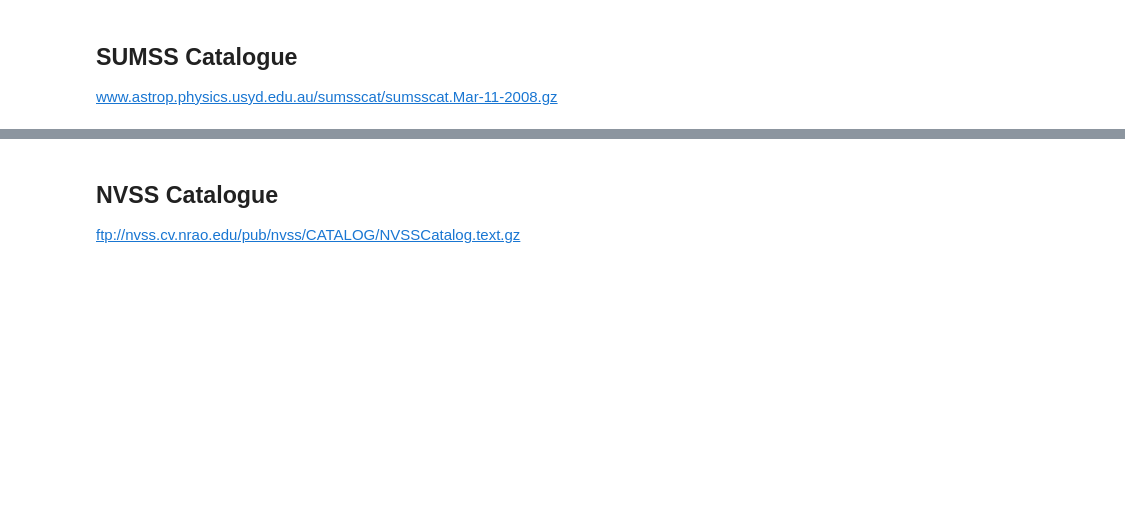
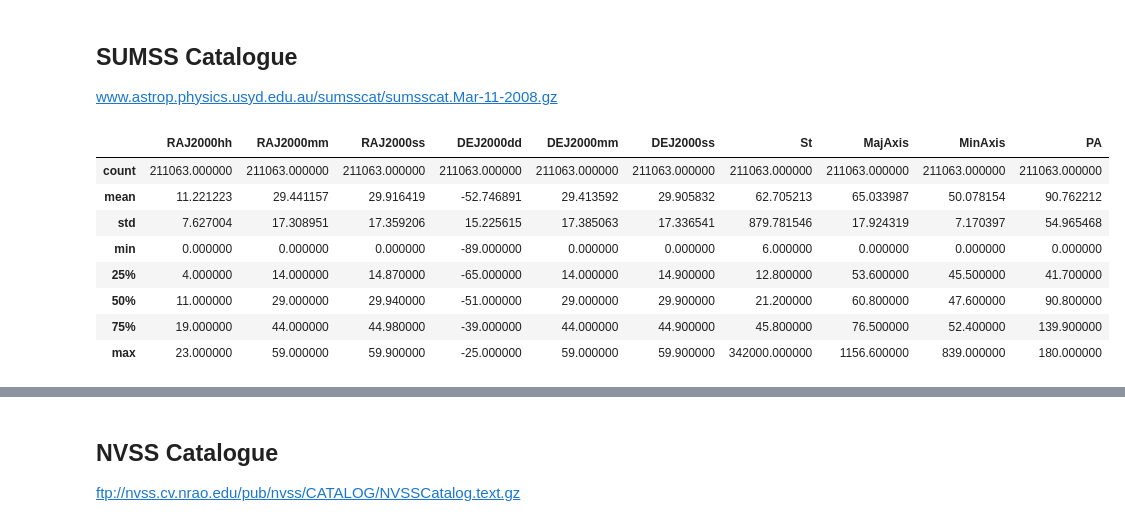
Before and after one commit to chrisfinlay/RFIsim, a Jupyter notebook: VO_example_for_Sky_model_w_NVSS_n_SUMSS-Copy1.ipynb, the cells around one changed output, grey strips where cells are left out. Drawn from its saved outputs; the diff is of its cells as text; code cells hidden in the pictures; blank space fills up the shorter version.

```diff
--- a/VO_example_for_Sky_model_w_NVSS_n_SUMSS-Copy1.ipynb
+++ b/VO_example_for_Sky_model_w_NVSS_n_SUMSS-Copy1.ipynb
@@ -329,0 +332,25 @@ www.astrop.physics.usyd.edu.au/sumsscat/sumsscat.Mar-11-2008.gz
+# %%
+sumss = np.loadtxt('utils/catalogues/sumsscat.Mar-11-2008', dtype=str)
+# %%
+sumss_cols = ['RAJ2000hh', 'RAJ2000mm', 'RAJ2000ss', 'DEJ2000dd', 'DEJ2000mm', 'DEJ2000ss',
+              'e_RAJ2000', 'e_DEJ2000', 'Sp', 'e_Sp', 'St', 'e_St', 'MajAxis', 'MinAxis',
+              'PA', 'x1', 'x2', 'x3', 'Mosaic', 'Nm', 'x4', 'x5']
+# %%
+df = pd.DataFrame(sumss, columns=sumss_cols)
+# %%
+df = df.drop(columns=['e_RAJ2000', 'e_DEJ2000', 'Sp', 'e_Sp', 'e_St',
+                 'x1', 'x2', 'x3', 'Mosaic', 'Nm', 'x4', 'x5'])
+
+df = df.apply(pd.to_numeric, errors='coerce')
+# %%
+df.describe()
+# %% [output]
+|  | RAJ2000hh | RAJ2000mm | RAJ2000ss | DEJ2000dd | DEJ2000mm | DEJ2000ss | St | MajAxis | MinAxis | PA |
+| count | 211063.000000 | 211063.000000 | 211063.000000 | 211063.000000 | 211063.000000 | 211063.000000 | 211063.000000 | 211063.000000 | 211063.000000 | 211063.000000 |
+| mean | 11.221223 | 29.441157 | 29.916419 | -52.746891 | 29.413592 | 29.905832 | 62.705213 | 65.033987 | 50.078154 | 90.762212 |
+| std | 7.627004 | 17.308951 | 17.359206 | 15.225615 | 17.385063 | 17.336541 | 879.781546 | 17.924319 | 7.170397 | 54.965468 |
+| min | 0.000000 | 0.000000 | 0.000000 | -89.000000 | 0.000000 | 0.000000 | 6.000000 | 0.000000 | 0.000000 | 0.000000 |
+| 25% | 4.000000 | 14.000000 | 14.870000 | -65.000000 | 14.000000 | 14.900000 | 12.800000 | 53.600000 | 45.500000 | 41.700000 |
+| 50% | 11.000000 | 29.000000 | 29.940000 | -51.000000 | 29.000000 | 29.900000 | 21.200000 | 60.800000 | 47.600000 | 90.800000 |
+| 75% | 19.000000 | 44.000000 | 44.980000 | -39.000000 | 44.000000 | 44.900000 | 45.800000 | 76.500000 | 52.400000 | 139.900000 |
+| max | 23.000000 | 59.000000 | 59.900000 | -25.000000 | 59.000000 | 59.900000 | 342000.000000 | 1156.600000 | 839.000000 | 180.000000 |
```
Also changed, not shown: parts of 47 cells of this notebook, 3 other files.
